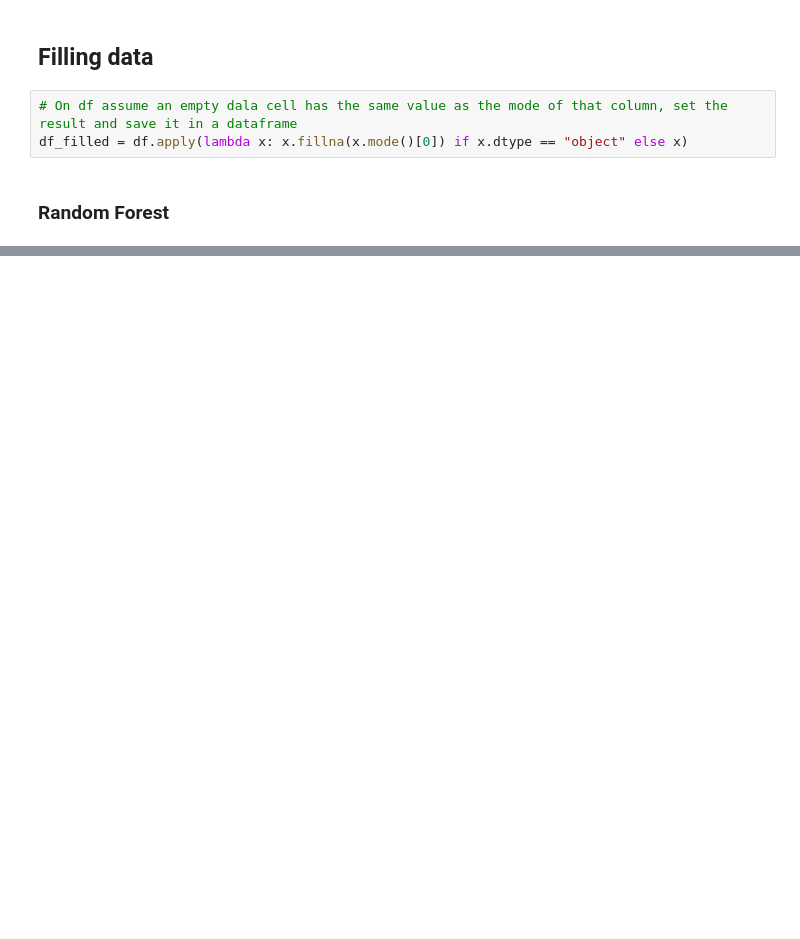
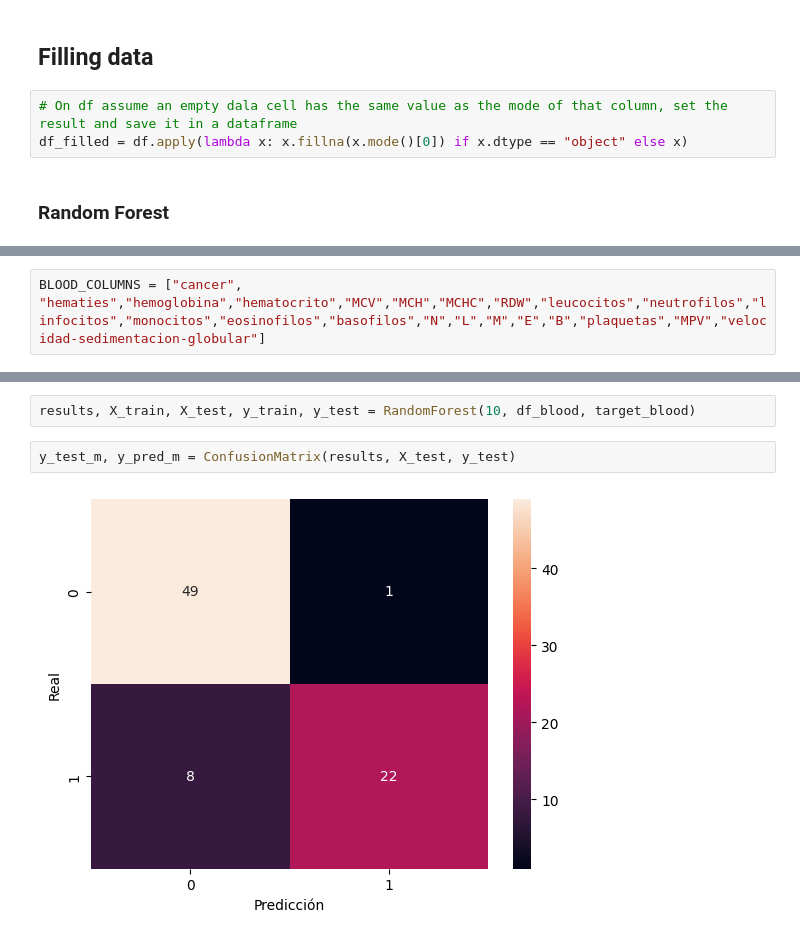
Before and after one commit to LuisLasbelin/TFE2, a Jupyter notebook: RFc_processing.ipynb, the cells around one changed output, grey strips where cells are left out. Cells and saved outputs as stored; diff of their text form; blank space fills up the shorter version.

```diff
--- a/RFc_processing.ipynb
+++ b/RFc_processing.ipynb
@@ -133,0 +116,2 @@ plt.show()
+# %%
+BLOOD_COLUMNS = ["cancer", "hematies","hemoglobina","hematocrito","MCV","MCH","MCHC","RDW","leucocitos","neutrofilos","linfocitos","monocitos","eosinofilos","basofilos","N","L","M","E","B","plaquetas","MPV","velocidad-sedimentacion-globular"]
@@ -133,0 +132,6 @@ plt.show()
+# %%
+results, X_train, X_test, y_train, y_test = RandomForest(10, df_blood, target_blood)
+# %%
+y_test_m, y_pred_m = ConfusionMatrix(results, X_test, y_test)
+# %% [output]
+[figure, added]
```
Also changed, not shown: parts of 19 cells of this notebook.
